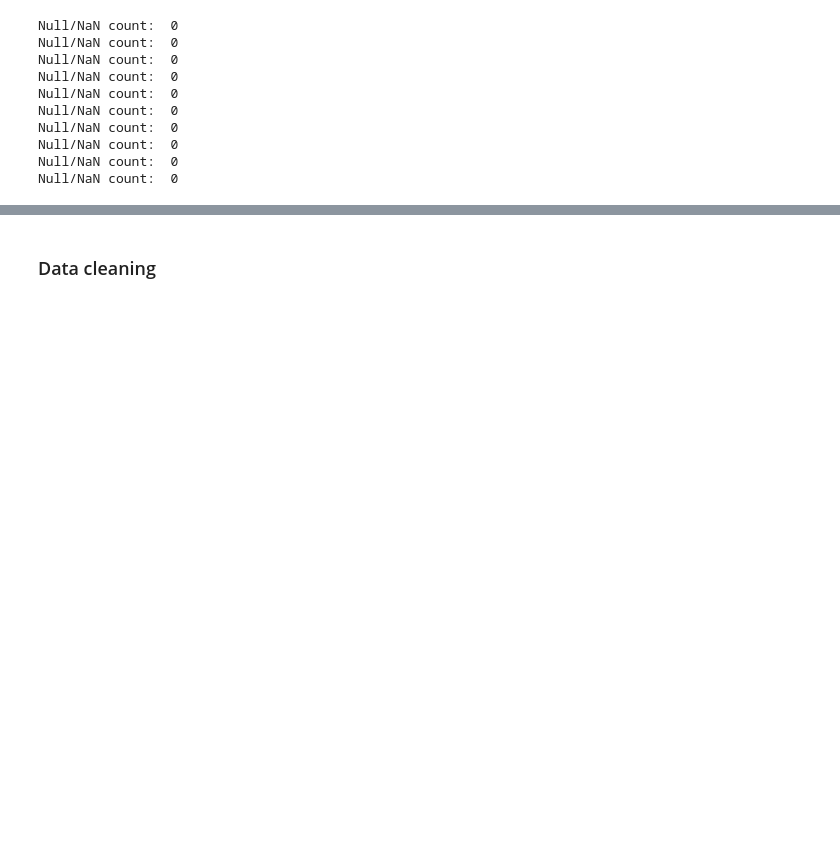
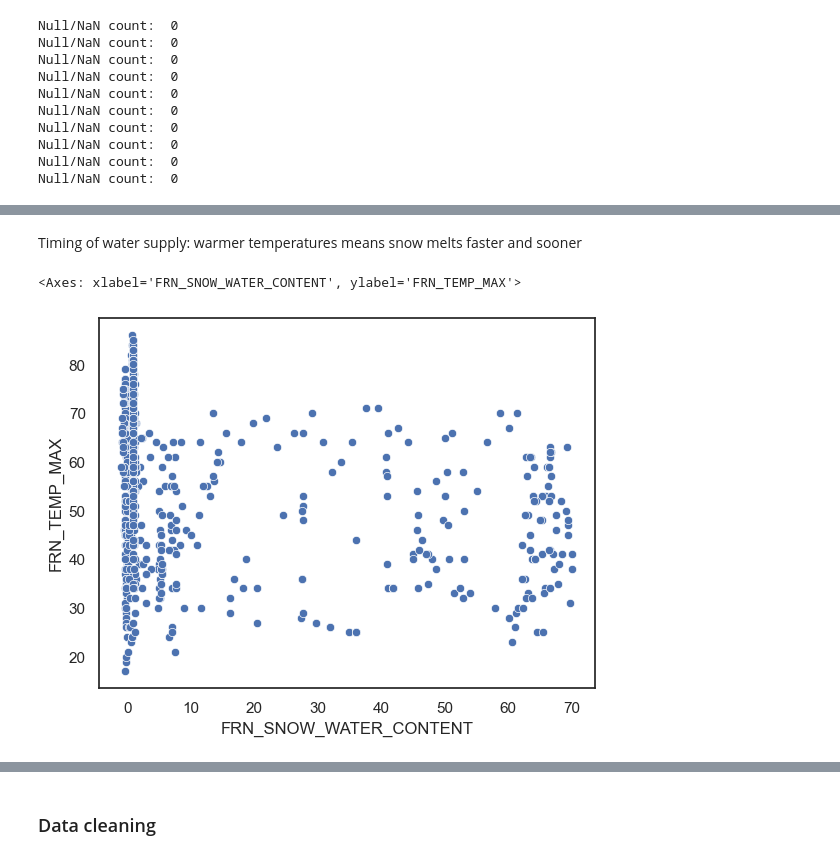
Before and after one commit to lauren-alexandra/basin-inflow-dnn, a Jupyter notebook: weather-informed-reservoir-operation.ipynb, the cells around one changed output, grey strips where cells are left out. Drawn from its saved outputs; the diff is of its cells as text; code cells hidden in the pictures; blank space fills up the shorter version.

```diff
--- a/weather-informed-reservoir-operation.ipynb
+++ b/weather-informed-reservoir-operation.ipynb
@@ -1037,0 +971,7 @@ sns.scatterplot(data=stationary_FRN_PRECIP_ACC_SWE_2017, x="FRN_SNOW_WATER_CONTE
+# %% [markdown]
+Timing of water supply: warmer temperatures means snow melts faster and sooner
+# %%
+sns.scatterplot(data=FRN_SWE_TEMP_MAX, x="FRN_SNOW_WATER_CONTENT", y="FRN_TEMP_MAX")
+# %% [output]
+<Axes: xlabel='FRN_SNOW_WATER_CONTENT', ylabel='FRN_TEMP_MAX'>
+[figure, added]
```
Also changed, not shown: parts of 30 cells of this notebook.
